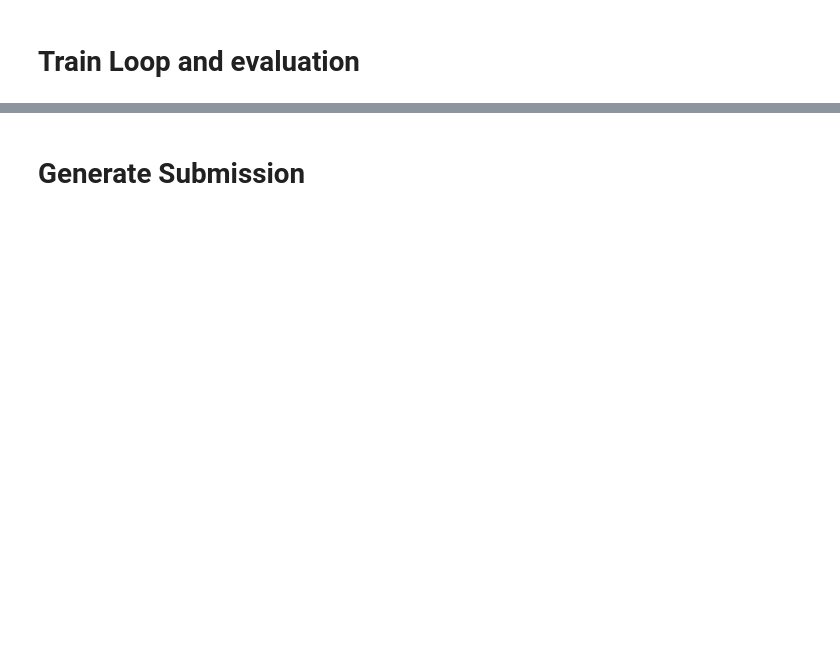
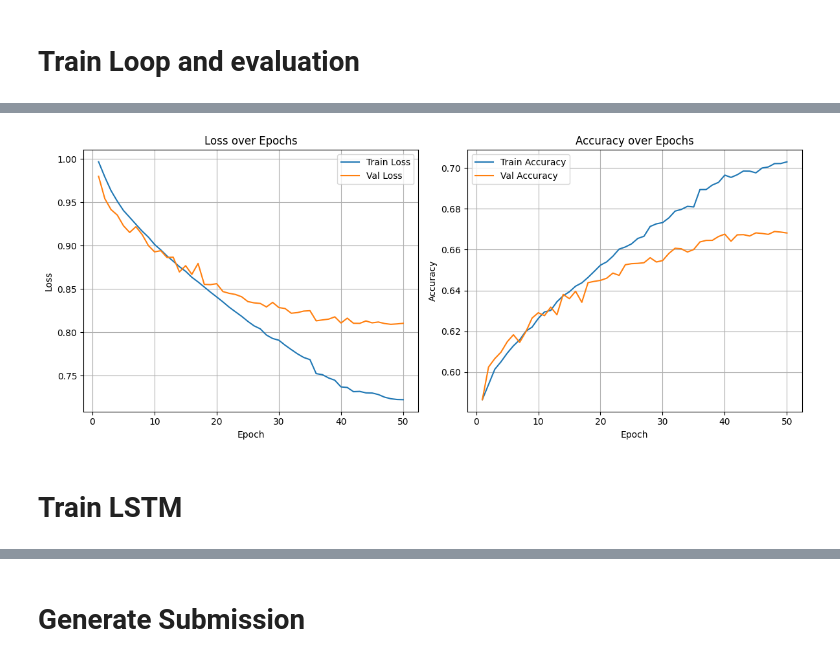
Before and after one commit to azhgh22/SentimentAnalysis, a Jupyter notebook: RNN.ipynb, the cells around one changed output, grey strips where cells are left out. Saved outputs shown, nothing was run; the diff lists cells and outputs as text; code cells hidden in the pictures; blank space fills up the shorter version.

```diff
--- a/RNN.ipynb
+++ b/RNN.ipynb
@@ -208,7 +203,7 @@ class SentimentRNN(nn.Module):
         return self.fc(self.dropout(combined))                                          # (batch, num_classes)
 
 
-model = SentimentRNN(
+rnn_model = SentimentRNN(
     vocab_size       = VOCAB_SIZE,
     embedding_dim    = EMBEDDING_DIM,
     embedding_matrix = embedding_matrix,
@@ -380,0 +493,30 @@ Best val accuracy: 0.6706
+# %%
+import matplotlib.pyplot as plt
+
+def plot_stats(stats):
+    epochs = range(1, len(stats['train_loss']) + 1)
+
+    plt.figure(figsize=(12, 5))
+
+    # Plot Loss
+    plt.subplot(1, 2, 1)
+    plt.plot(epochs, stats['train_loss'], label='Train Loss')
+    plt.plot(epochs, stats['val_loss'], label='Val Loss')
+    plt.title('Loss over Epochs')
+    plt.xlabel('Epoch')
+    plt.ylabel('Loss')
+    plt.legend()
+    plt.grid(True)
+
+    # Plot Accuracy
+    plt.subplot(1, 2, 2)
+    plt.plot(epochs, stats['train_acc'], label='Train Accuracy')
+    plt.plot(epochs, stats['val_acc'], label='Val Accuracy')
+    plt.title('Accuracy over Epochs')
+    plt.xlabel('Epoch')
+    plt.ylabel('Accuracy')
+    plt.legend()
+    plt.grid(True)
+
+    plt.tight_layout()
+    plt.show()
@@ -380,0 +525,2 @@ Best val accuracy: 0.6706
+# %%
+rnn_stats = train_model(rnn_model,train_loader,val_loader,EPOCHS)
@@ -380,0 +545,6 @@ Best val accuracy: 0.6706
+# %%
+plot_stats(rnn_stats)
+# %% [output]
+[figure, added]
+# %% [markdown]
+# **Train LSTM**
```
Also changed, not shown: parts of 26 cells of this notebook.
